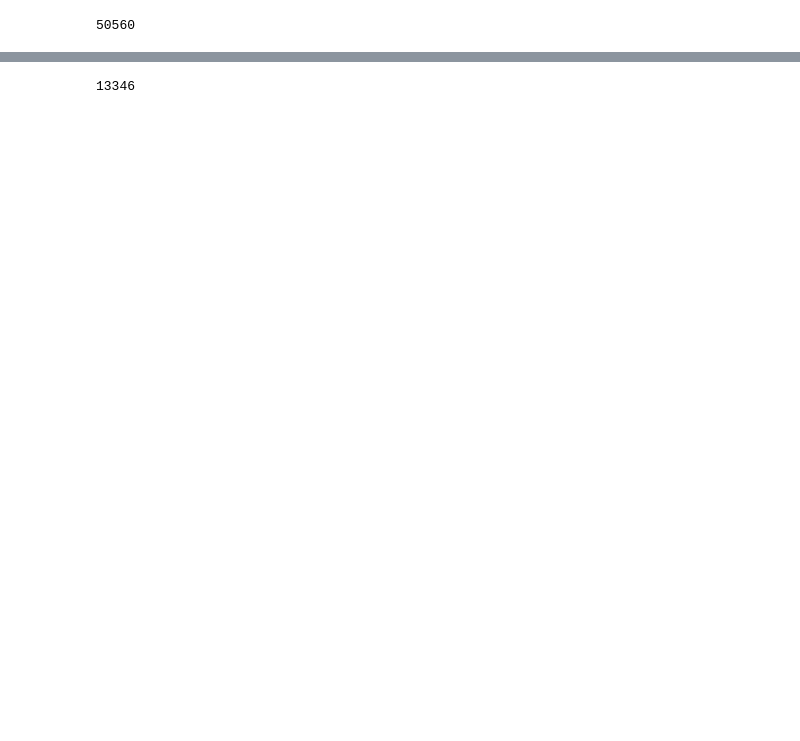
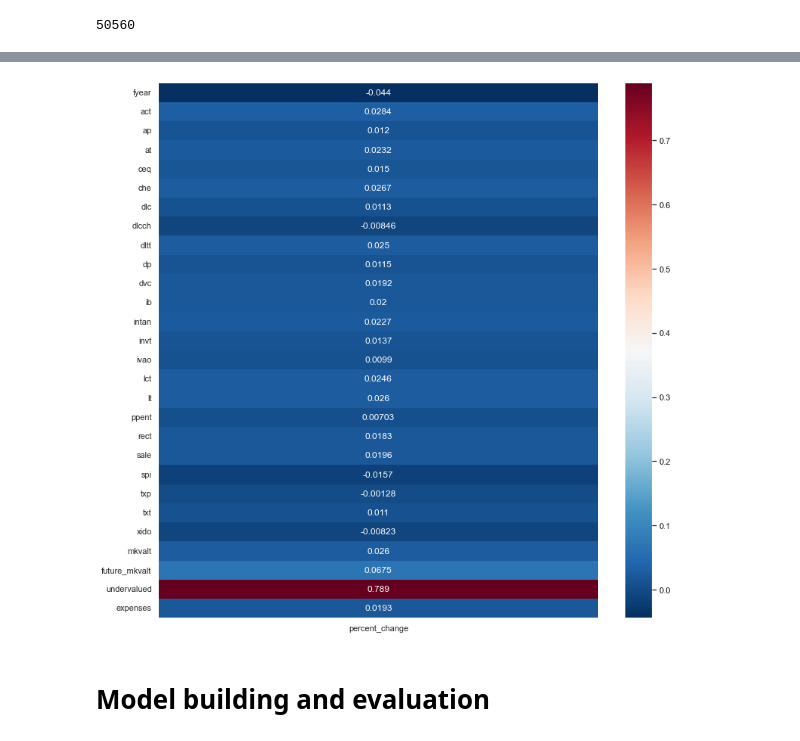
Before and after one commit to yaakoveitan/StonksLLC, a Jupyter notebook: Stonk .ipynb, the cells around one changed output, grey strips where cells are left out. Drawn from its saved outputs; the diff is of its cells as text; code cells hidden in the pictures; blank space fills up the shorter version.

```diff
--- a/Stonk .ipynb
+++ b/Stonk .ipynb
@@ -39,9 +65,12 @@ df['undervalued'] = (df['percent_change'] > .1)
 # %%
 #fill null expenses with 0
-df['xrd'] = df['xad'].fillna(0)
+df['xrd'] = df['xrd'].fillna(0)
 df['xad'] = df['xad'].fillna(0)
 df['xsga'] = df['xsga'].fillna(0)
-df['xint'] = df['xsga'].fillna(0)
+df['xint'] = df['xint'].fillna(0)
+df['dlcch'] = df['dlcch'].fillna(0)
+
+
 
 #combine all expenses columns into one column
 expenses_list = ['xrd', 'xad', 'xsga', 'xint', 'nopio', 'cogs']
@@ -53,10 +82,5 @@ df = df.drop(columns=expenses_list)
 condition = df['indfmt'] != "FS"
 df = df[condition]
 
-
 #drop unneccessary columns
-df = df.drop(columns=['indfmt', 'consol', 'popsrc', 'datafmt', 'curcd', 'gvkey', 'costat', 'dlcch'])
-
-#remove rows with null values
-condition = df.isnull().sum(axis=1) < 1
-df = df[condition]
+df = df.drop(columns=['indfmt', 'consol', 'popsrc', 'datafmt', 'curcd', 'gvkey', 'costat'])
@@ -137,12 +291,27 @@ Name: undervalued, dtype: int64
+# %%
+#create heatmap showing which values correlate most with undervalued helps select features
+
+def create_corr_matrix(column_name):
+    corr_mat = df.corr()
+
+    corr_targ = corr_mat[[column_name]].drop(labels=[column_name])
+    fig, ax = plt.subplots(figsize = (13,13))
+    sns.heatmap(corr_targ, annot= True, fmt='.3',cmap='RdBu_r')
+    plt.show()
+
+
+create_corr_matrix("percent_change")
+# %% [output]
+[figure, added]
+# %% [markdown]
+# Model building and evaluation
 # %%
-#X_train, X_test, y_train, y_test = train_test_split(X, y, test_size=0.2, random_state=69)
+# Create training and test set from data
 
+# X_train, X_test, y_train, y_test = train_test_split(X_selected, y, test_size=0.2, random_state=45)
+
+# split training and testing data like this so no data leakage
 X_train = X.iloc[3800:]
 X_test = X.iloc[:3800]
 y_train = y.iloc[3800:]
 y_test = y.iloc[:3800]
-
-X_train.head()
-len(X_train)
-# %% [output]
-13346
```
Also changed, not shown: parts of 41 cells of this notebook.
